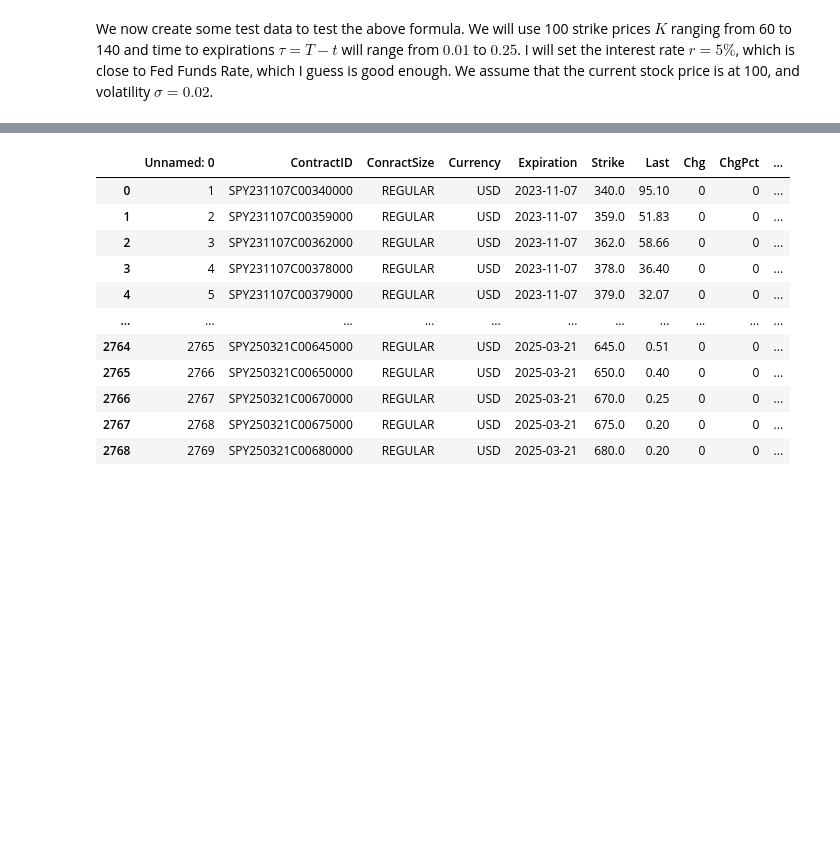
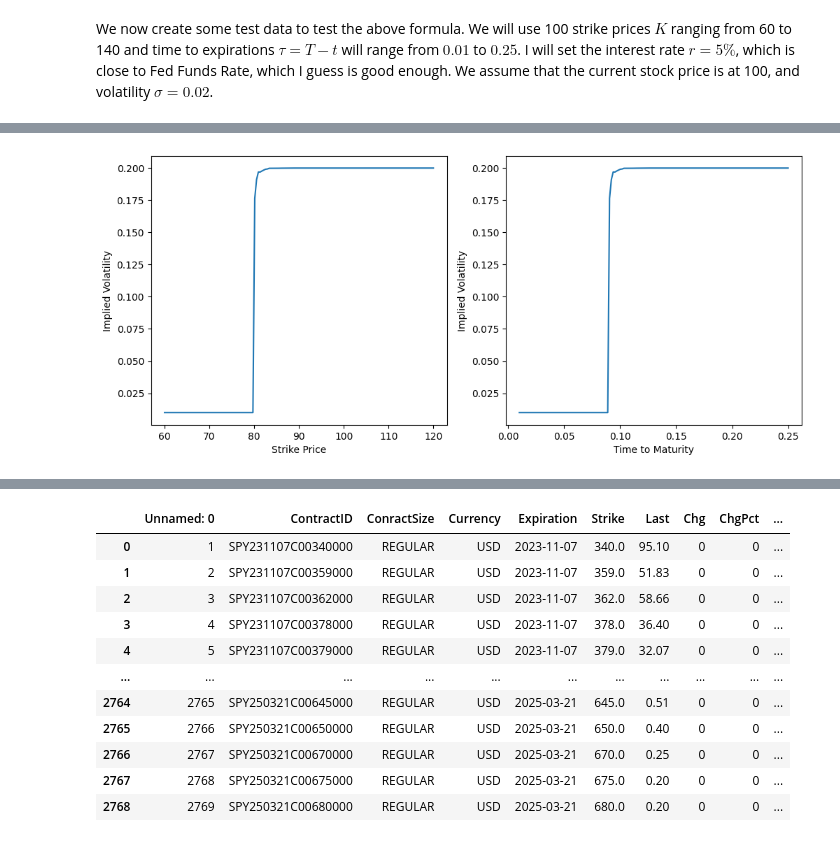
Before and after one commit to cbje18/P9, a Jupyter notebook: Heston_Calibration.ipynb, the cells around one changed output, grey strips where cells are left out. Cells and saved outputs as stored; diff of their text form; code cells hidden in the pictures; blank space fills up the shorter version.

```diff
--- a/Heston_Calibration.ipynb
+++ b/Heston_Calibration.ipynb
@@ -148,0 +102,21 @@ So finding the implied volatility is a matter of finding the root of $\Pi_{t}- C
+# %%
+def bisection(f, a, b, tol):
+  xl = a
+  xr = b
+  while(np.abs(xl-xr)>= tol):
+    c = (xl+xr)/2.0
+    prod = f(xl)*f(c)
+    if prod>tol:
+      xl = c
+    else:
+      if prod<tol:
+        xr = c
+  return c
+
+
+def impVol(mkt_price, stock_price, strike, ttm):
+  def f(sigma):
+    res = mkt_price - BS(stock_price, strike, ttm, sigma)
+    return res
+  imp_vol = bisection(f, 0.01, 3, 0.00000001)
+  return imp_vol
@@ -148,0 +125,21 @@ So finding the implied volatility is a matter of finding the root of $\Pi_{t}- C
+# %%
+implied_vols = []
+for i in range(0, 150):
+  imp_vol = impVol(BS_prices[i], 100, strikes[i], ttms[i])
+  implied_vols.append(imp_vol)
+# %%
+#Der er tydeligvis noget galt med de første datapunkter. Det er som om, at de første optioner (altså de dyre optioner) er invariante
+#overfor sigma-parameteren. Altså uanset hvad jeg sætter sigma lig, så vil differensen i f(\sigma) være lig nul, og dermed kan bisection ikke finde
+#et entydigt nulpunkt. Det ser fint ud for de resterende.
+fig, (ax1, ax2)  = plt.subplots(1, 2, figsize=(12,5))
+ax1.plot(strikes, implied_vols)
+ax1.set_xlabel("Strike Price")
+ax1.set_ylabel("Implied Volatility")
+
+ax2.plot(ttms, implied_vols)
+ax2.set_xlabel("Time to Maturity")
+ax2.set_ylabel("Implied Volatility")
+
+plt.show()
+# %% [output]
+[figure, added]
```
Also changed, not shown: parts of 27 cells of this notebook.
